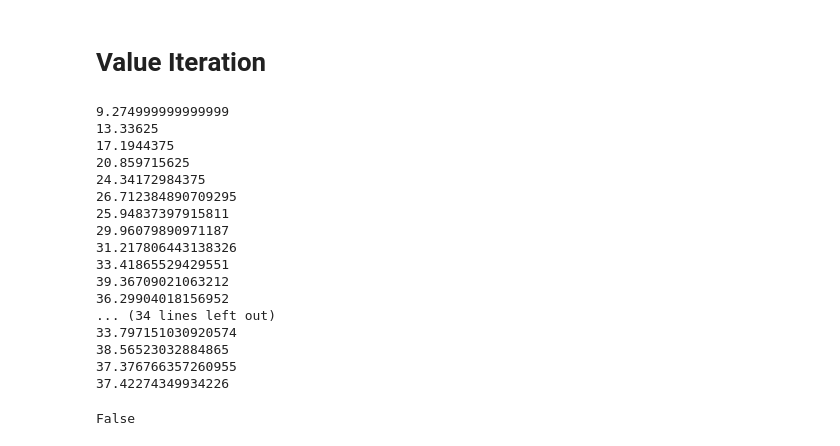
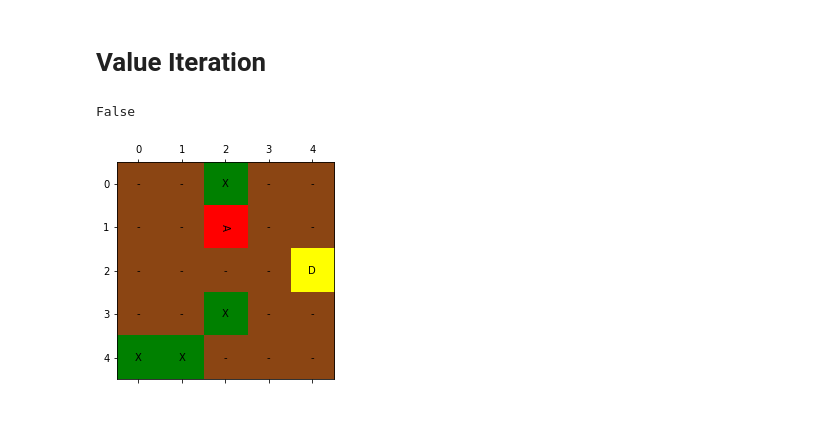
Before and after one commit to anujshetty/SearchAndResQ, a Jupyter notebook: Starter.ipynb, the cells around one changed output. Saved outputs shown, nothing was run; the diff lists cells and outputs as text; code cells hidden in the pictures; blank space fills up the shorter version.

```diff
--- a/Starter.ipynb
+++ b/Starter.ipynb
@@ -84,25 +84,13 @@ print(policy_score_learned)
 # %% [markdown]
 # Value Iteration
 # %%
-# value_model = ValueIterationModel(g_rand, maxIter=50)
-# value_model.value_update()
+value_model = ValueIterationModel(g_rand, maxIter=1000)
+value_model.value_update()
 # %% [output]
-9.274999999999999
-13.33625
-17.1944375
-20.859715625
-24.34172984375
-26.712384890709295
-25.94837397915811
-29.96079890971187
-31.217806443138326
-33.41865529429551
-39.36709021063212
-36.29904018156952
-... (34 lines left out)
-33.797151030920574
-38.56523032884865
-37.376766357260955
-37.42274349934226
+False
-False
+# %%
+g_rand.reset_position()
+visualize_grid(g_rand)
+# %% [output]
+[figure, added]
 # %%
```
Also changed, not shown: parts of 6 cells of this notebook.
